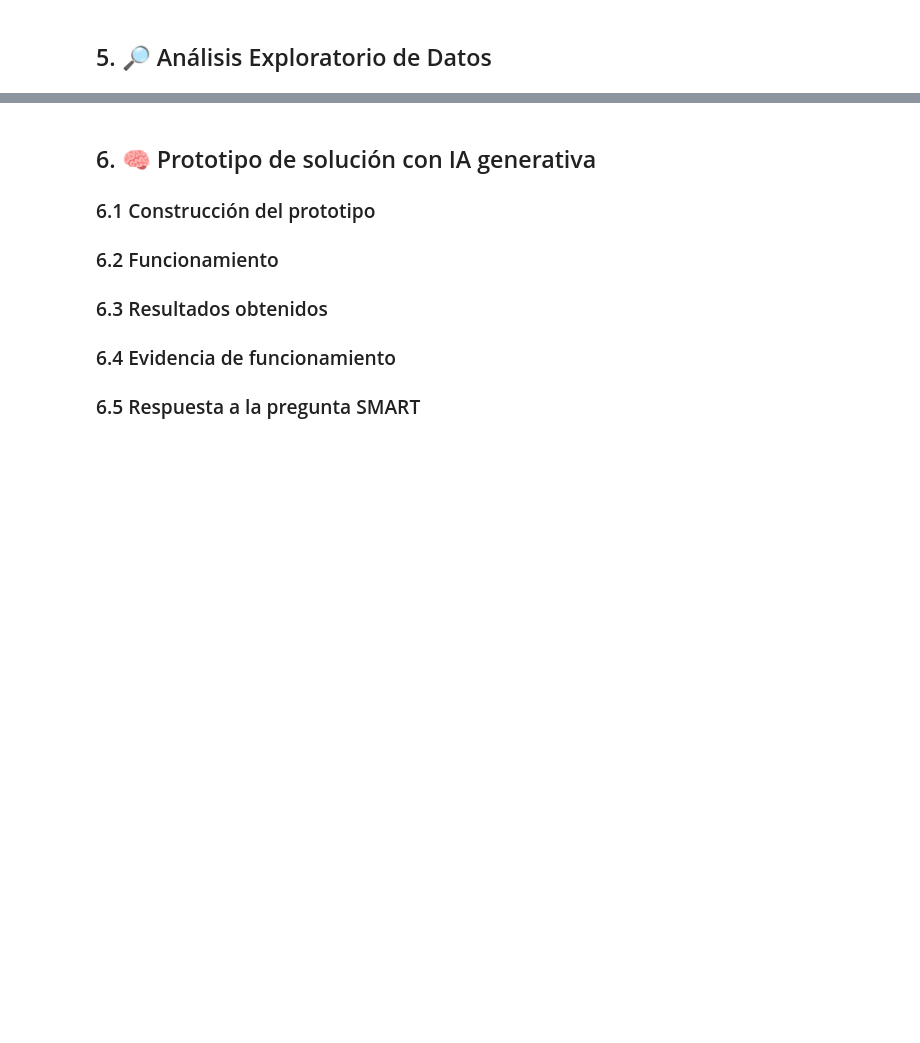
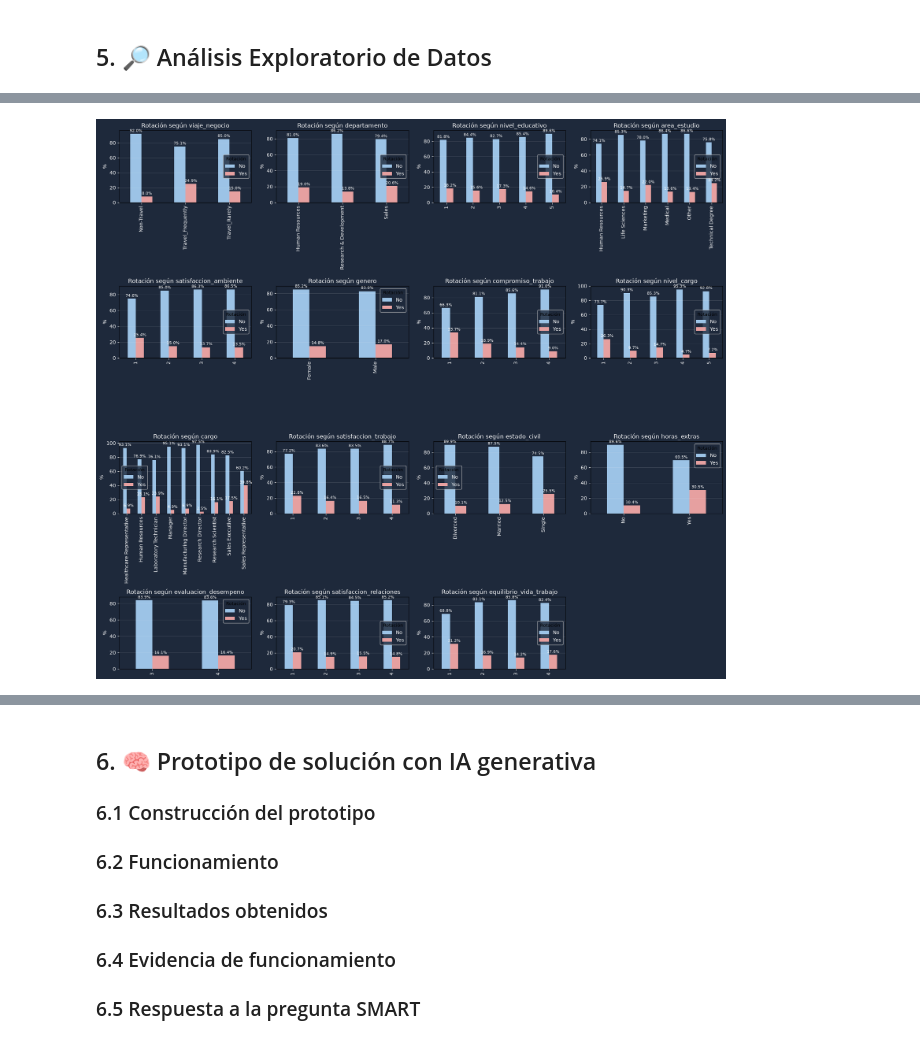
Before and after one commit to afobando94/MAESTRIA_MCD, a Jupyter notebook: notebooks/Rotacion.ipynb, the cells around one changed output, grey strips where cells are left out. Cells and saved outputs as stored; diff of their text form; code cells hidden in the pictures; blank space fills up the shorter version.

```diff
--- a/notebooks/Rotacion.ipynb
+++ b/notebooks/Rotacion.ipynb
@@ -126,0 +506,81 @@ df.head()
+# %%
+variables_categoricas = [
+    "viaje_negocio",
+    "departamento",
+    "nivel_educativo",
+    "area_estudio",
+    "satisfaccion_ambiente",
+    "genero",
+    "compromiso_trabajo",
+    "nivel_cargo",
+    "cargo",
+    "satisfaccion_trabajo",
+    "estado_civil",
+    "horas_extras",
+    "evaluacion_desempeno",
+    "satisfaccion_relaciones",
+    "equilibrio_vida_trabajo"
+]
+# %%
+fig, axes = plt.subplots(4, 4, figsize=(18, 16))
+
+fig.patch.set_facecolor("#1E293B")
+axes = axes.flatten()
+
+for i, variable in enumerate(variables_categoricas):
+
+    tabla = pd.crosstab(
+        df[variable],
+        df["rotacion"],
+        normalize="index"
+    ) * 100
+
+    tabla.plot(
+        kind="bar",
+        ax=axes[i],
+        color=["#9CC3E6", "#E6A0A0"]
+    )
+
+    axes[i].set_facecolor("#1E293B")
+    axes[i].set_title(
+        f"Rotación según {variable}",
+        color="white"
+    )
+
+    axes[i].set_xlabel("")
+    axes[i].set_ylabel("%", color="white")
+
+    axes[i].tick_params(
+        axis="both",
+        colors="white"
+    )
+
+    axes[i].grid(
+        axis="y",
+        alpha=0.15,
+        color="white"
+    )
+
+    axes[i].legend(
+        title="Rotación",
+        facecolor="#1E293B",
+        labelcolor="white",
+        title_fontsize=9
+    )
+
+    for contenedor in axes[i].containers:
+        axes[i].bar_label(
+            contenedor,
+            fmt="%.1f%%",
+            padding=2,
+            fontsize=8,
+            color="white"
+        )
+
+for j in range(len(variables_categoricas), len(axes)):
+    axes[j].set_visible(False)
+
+plt.tight_layout()
+plt.show()
+# %% [output]
+[figure, added]
```
Also changed, not shown: parts of 33 cells of this notebook, 3 other files.
